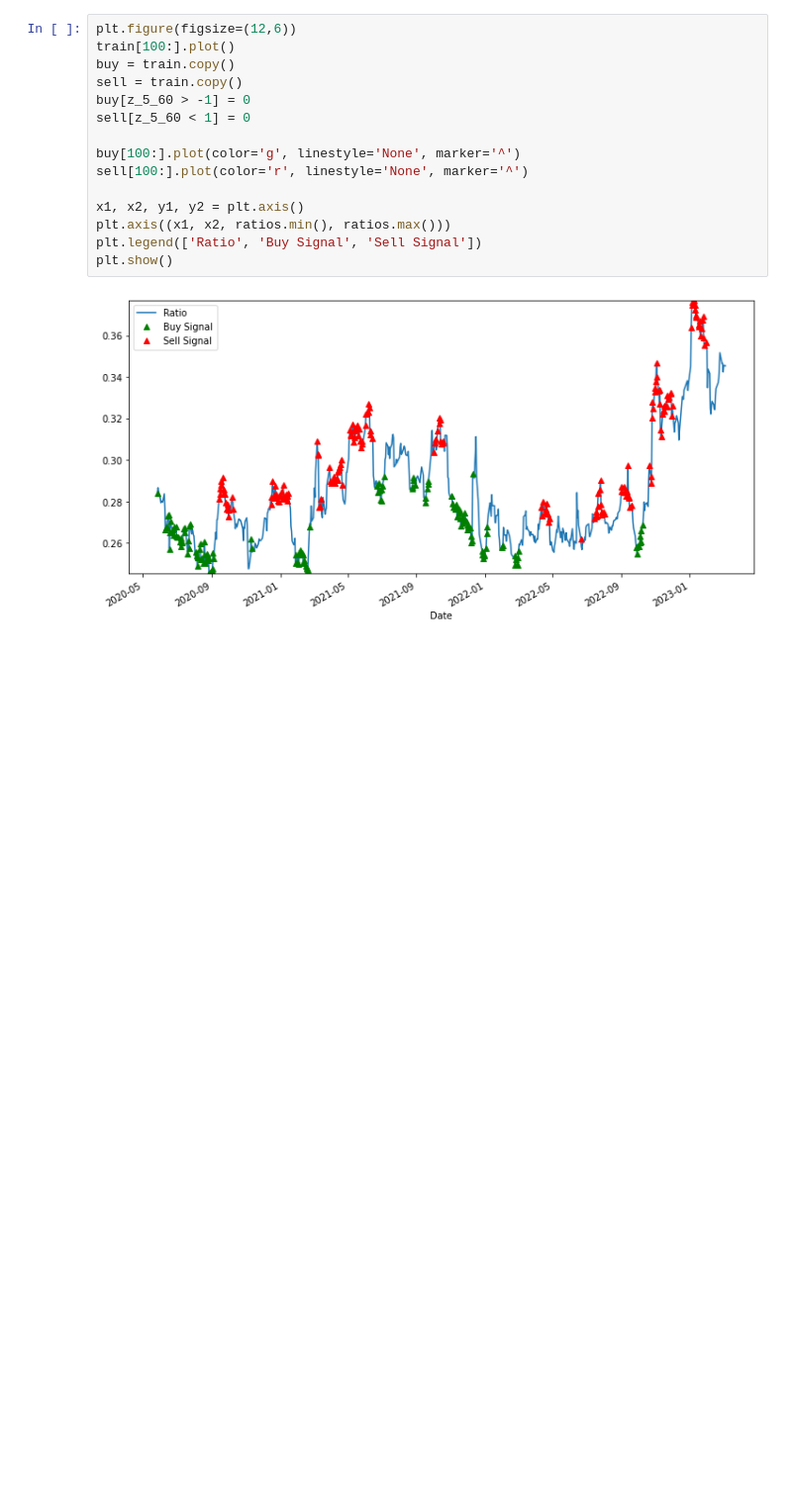
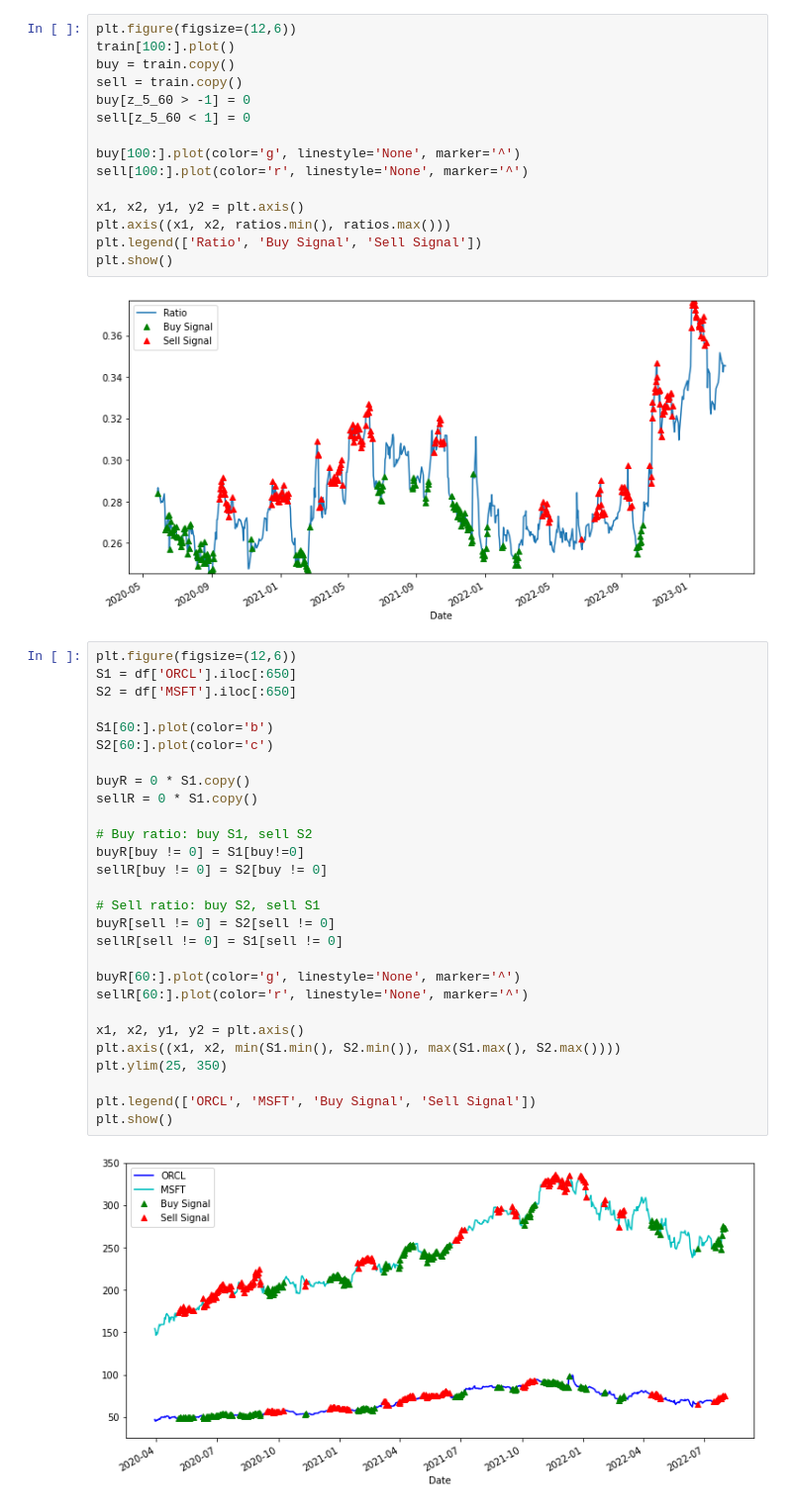
Before and after one commit to michaelmlnkv/Trading2, a Jupyter notebook: pairsTrading.ipynb, the cells around one changed output. Shown: that part at 99% size. Drawn from its saved outputs; the diff is of its cells as text; blank space fills up the shorter version.

Commit message:
Buy/Sell indicators on underlying (not ratio)

```diff
--- a/pairsTrading.ipynb
+++ b/pairsTrading.ipynb
@@ -129,3 +129,33 @@ plt.legend(['Ratio', 'Buy Signal', 'Sell Signal'])
 plt.show()
 # %% [output]
 [figure]
+# %%
+plt.figure(figsize=(12,6))
+S1 = df['ORCL'].iloc[:650]
+S2 = df['MSFT'].iloc[:650]
+
+S1[60:].plot(color='b')
+S2[60:].plot(color='c')
+
+buyR = 0 * S1.copy()
+sellR = 0 * S1.copy()
+
+# Buy ratio: buy S1, sell S2
+buyR[buy != 0] = S1[buy!=0]
+sellR[buy != 0] = S2[buy != 0]
+
+# Sell ratio: buy S2, sell S1
+buyR[sell != 0] = S2[sell != 0]
+sellR[sell != 0] = S1[sell != 0]
+
+buyR[60:].plot(color='g', linestyle='None', marker='^')
+sellR[60:].plot(color='r', linestyle='None', marker='^')
+
+x1, x2, y1, y2 = plt.axis()
+plt.axis((x1, x2, min(S1.min(), S2.min()), max(S1.max(), S2.max())))
+plt.ylim(25, 350)
+
+plt.legend(['ORCL', 'MSFT', 'Buy Signal', 'Sell Signal'])
+plt.show()
+# %% [output]
+[figure, added]
```
